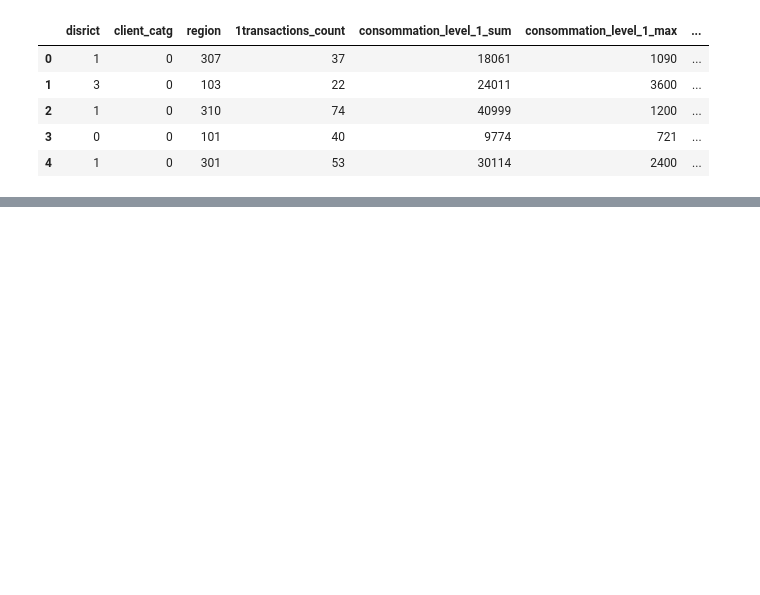
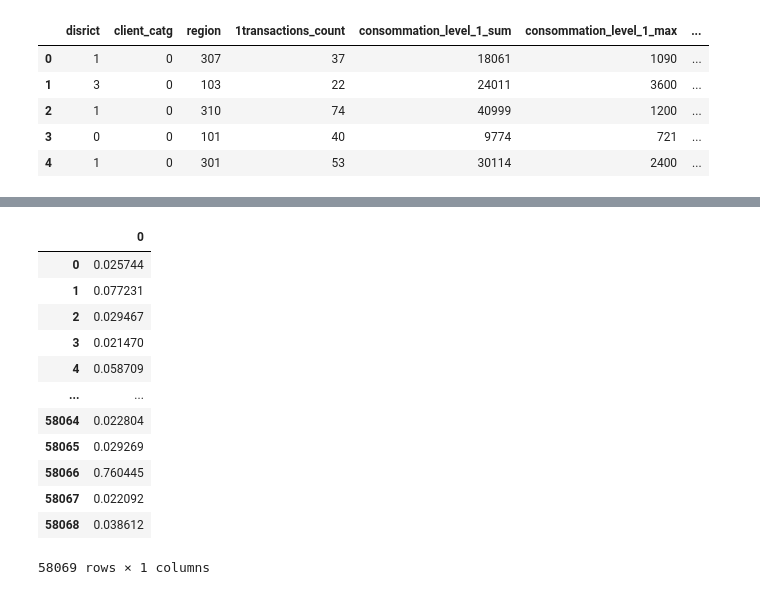
Before and after one commit to ahmedlila/Machine-Learning-Course-Tasks, a Jupyter notebook: Project1_FraudDetectionChallenge.ipynb, the cells around one changed output, grey strips where cells are left out. Drawn from its saved outputs; the diff is of its cells as text; code cells hidden in the pictures; blank space fills up the shorter version.

Commit message:
Models Updated, Ranked 4th

```diff
--- a/Project1_FraudDetectionChallenge.ipynb
+++ b/Project1_FraudDetectionChallenge.ipynb
@@ -293,0 +377,3 @@ preds = (pred)
+# %%
+rf_clf = RandomForestClassifier(criterion= 'gini', max_features=30)
+%time rf_clf.fit(train, target)
@@ -293,0 +456,4 @@ preds = (pred)
+# %%
+from sklearn.ensemble import AdaBoostClassifier
+ada_clf = AdaBoostClassifier() #Faster computation
+%time ada_clf.fit(train, target)
@@ -297,0 +532,7 @@ preds.head()
+# %%
+from mlxtend.classifier import StackingCVClassifier
+
+stack_gen = StackingCVClassifier(classifiers=(ada_clf, rf_clf, model),
+                                 use_probas=True,
+                                 meta_classifier=clf)
+%time stack_gen.fit(np.array(train), np.array(target))
@@ -297,0 +555,3 @@ preds.head()
+# %%
+stack_gen_pred=stack_gen.predict_proba(test)
+stack_gen_pred.shape
@@ -297,0 +570,18 @@ preds.head()
+# %%
+preds= stack_gen_pred[:,1]
+preds = pd.DataFrame(preds)
+preds
+# %% [output]
+|  | 0 |
+| 0 | 0.025744 |
+| 1 | 0.077231 |
+| 2 | 0.029467 |
+| 3 | 0.021470 |
+| 4 | 0.058709 |
+| ... | ... |
+| 58064 | 0.022804 |
+| 58065 | 0.029269 |
+| 58066 | 0.760445 |
+| 58067 | 0.022092 |
+| 58068 | 0.038612 |
+58069 rows × 1 columns
```
Also changed, not shown: parts of 54 cells of this notebook.
